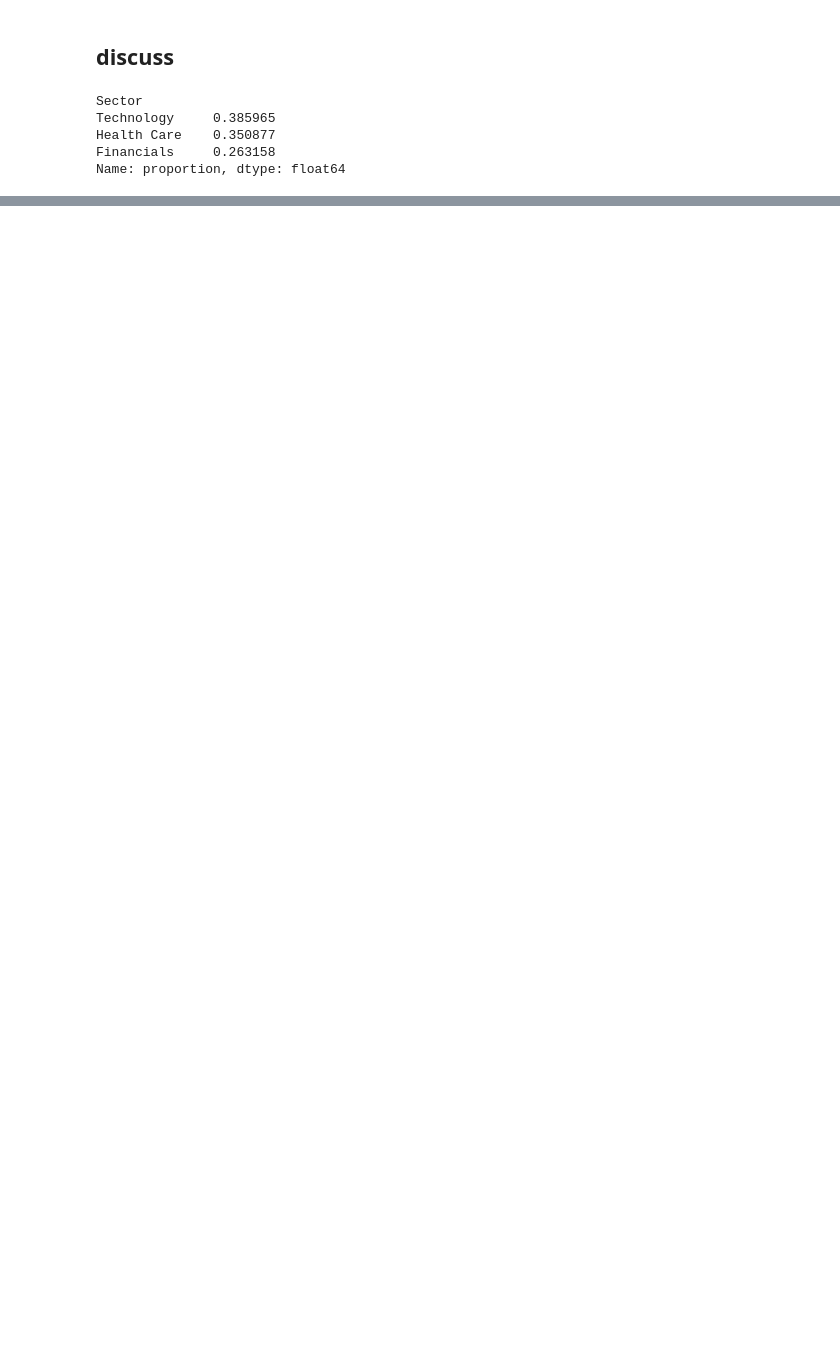
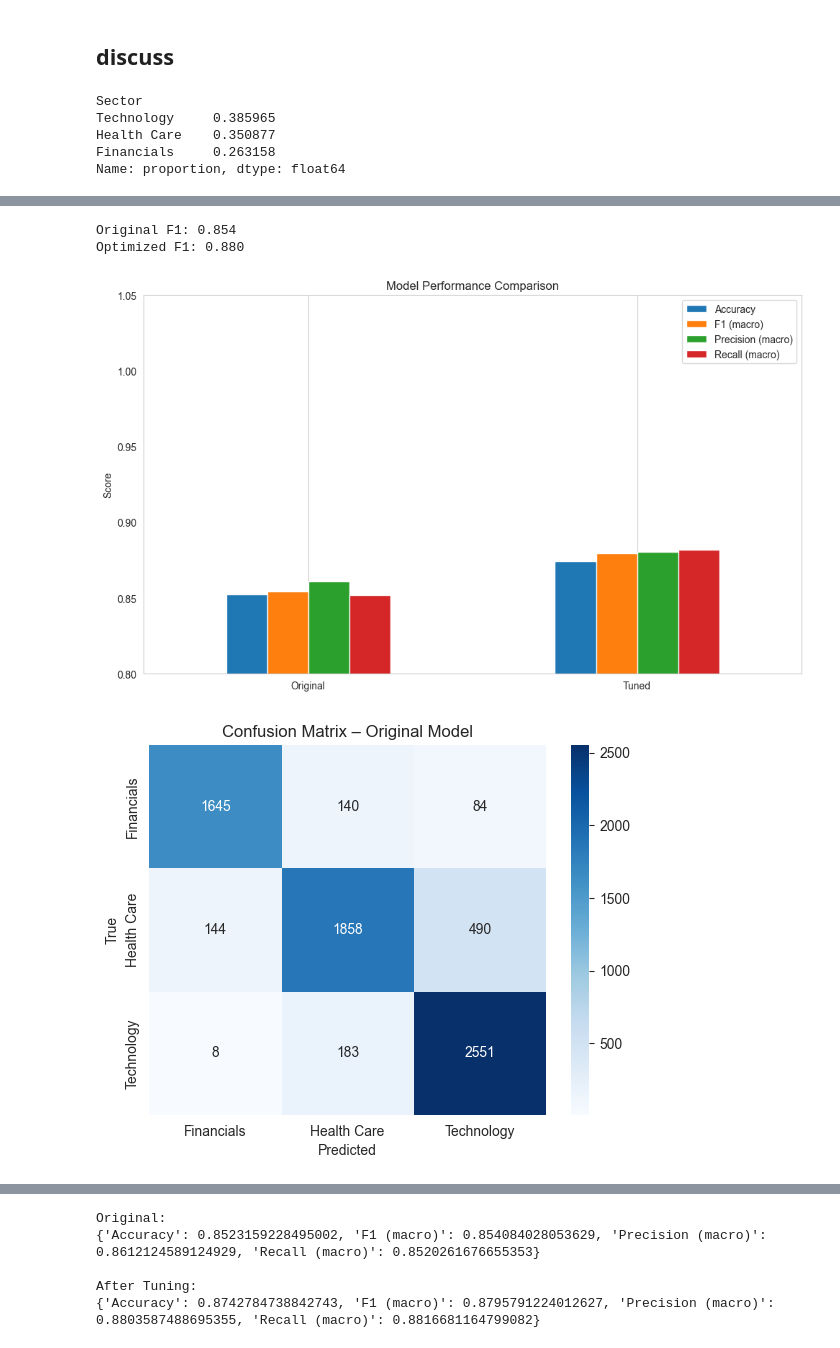
Before and after one commit to amitfiller/Stocks-Project, a Jupyter notebook: exampleProjcet.ipynb, the cells around one changed output, grey strips where cells are left out. Saved outputs shown, nothing was run; the diff lists cells and outputs as text; code cells hidden in the pictures; blank space fills up the shorter version.

```diff
--- a/exampleProjcet.ipynb
+++ b/exampleProjcet.ipynb
@@ -826,0 +864,13 @@ These steps aim to reduce systematic skew and improve **fair and equitable predi
+# %%
+# Get the best estimator
+best_model = grid_search.best_estimator_
+
+# Predict on test set
+y_pred_best = best_model.predict(X_test)
+
+# Evaluate
+print("\nClassification Report (Optimized Model):")
+print(classification_report(y_test, y_pred_best))
+
+print("Confusion Matrix:")
+print(confusion_matrix(y_test, y_pred_best))
@@ -826,0 +893,62 @@ These steps aim to reduce systematic skew and improve **fair and equitable predi
+# %%
+from sklearn.metrics import f1_score
+
+original_f1 = f1_score(y_test, model.predict(X_test), average='macro')
+optimized_f1 = f1_score(y_test, y_pred_best, average='macro')
+
+print(f"Original F1: {original_f1:.3f}")
+print(f"Optimized F1: {optimized_f1:.3f}")
+# %% [output]
+Original F1: 0.854
+Optimized F1: 0.880
+# %%
+from sklearn.metrics import accuracy_score, f1_score, precision_score, recall_score, confusion_matrix
+import seaborn as sns
+import matplotlib.pyplot as plt
+
+# Original model
+y_pred_original = model.predict(X_test)
+metrics_original = {
+    'Accuracy': accuracy_score(y_test, y_pred_original),
+    'F1 (macro)': f1_score(y_test, y_pred_original, average='macro'),
+    'Precision (macro)': precision_score(y_test, y_pred_original, average='macro'),
+    'Recall (macro)': recall_score(y_test, y_pred_original, average='macro'),
+}
+
+# Optimized model
+y_pred_best = best_model.predict(X_test)
+metrics_best = {
+    'Accuracy': accuracy_score(y_test, y_pred_best),
+    'F1 (macro)': f1_score(y_test, y_pred_best, average='macro'),
+    'Precision (macro)': precision_score(y_test, y_pred_best, average='macro'),
+    'Recall (macro)': recall_score(y_test, y_pred_best, average='macro'),
+}
+
+# ---- VISUAL COMPARISON ----
+import pandas as pd
+metrics_df = pd.DataFrame([metrics_original, metrics_best], index=['Original', 'Tuned'])
+
+metrics_df.plot(kind='bar', figsize=(10,6), rot=0, title='Model Performance Comparison')
+plt.ylabel('Score')
+plt.ylim(0.8, 1.05)
+plt.grid(axis='y')
+plt.tight_layout()
+plt.show()
+
+# ---- CONFUSION MATRIX ----
+def plot_conf_matrix(y_true, y_pred, title):
+    cm = confusion_matrix(y_true, y_pred, labels=best_model.classes_)
+    sns.heatmap(cm, annot=True, fmt='d', cmap='Blues', xticklabels=best_model.classes_, yticklabels=best_model.classes_)
+    plt.title(title)
+    plt.xlabel('Predicted')
+    plt.ylabel('True')
+    plt.show()
+
+plot_conf_matrix(y_test, y_pred_original, 'Confusion Matrix – Original Model')
+plot_conf_matrix(y_test, y_pred_best, 'Confusion Matrix – Tuned Model')
+
+print(f'Original:\n{metrics_original}\n')
+print(f'After Tuning:\n{metrics_best}')
+# %% [output]
+[figure, added]
+[figure, added]
@@ -826,0 +956,5 @@ These steps aim to reduce systematic skew and improve **fair and equitable predi
+Original:
+{'Accuracy': 0.8523159228495002, 'F1 (macro)': 0.854084028053629, 'Precision (macro)': 0.8612124589124929, 'Recall (macro)': 0.8520261676655353}
+
+After Tuning:
+{'Accuracy': 0.8742784738842743, 'F1 (macro)': 0.8795791224012627, 'Precision (macro)': 0.8803587488695355, 'Recall (macro)': 0.8816681164799082}
```
Also changed, not shown: parts of 17 cells of this notebook.
